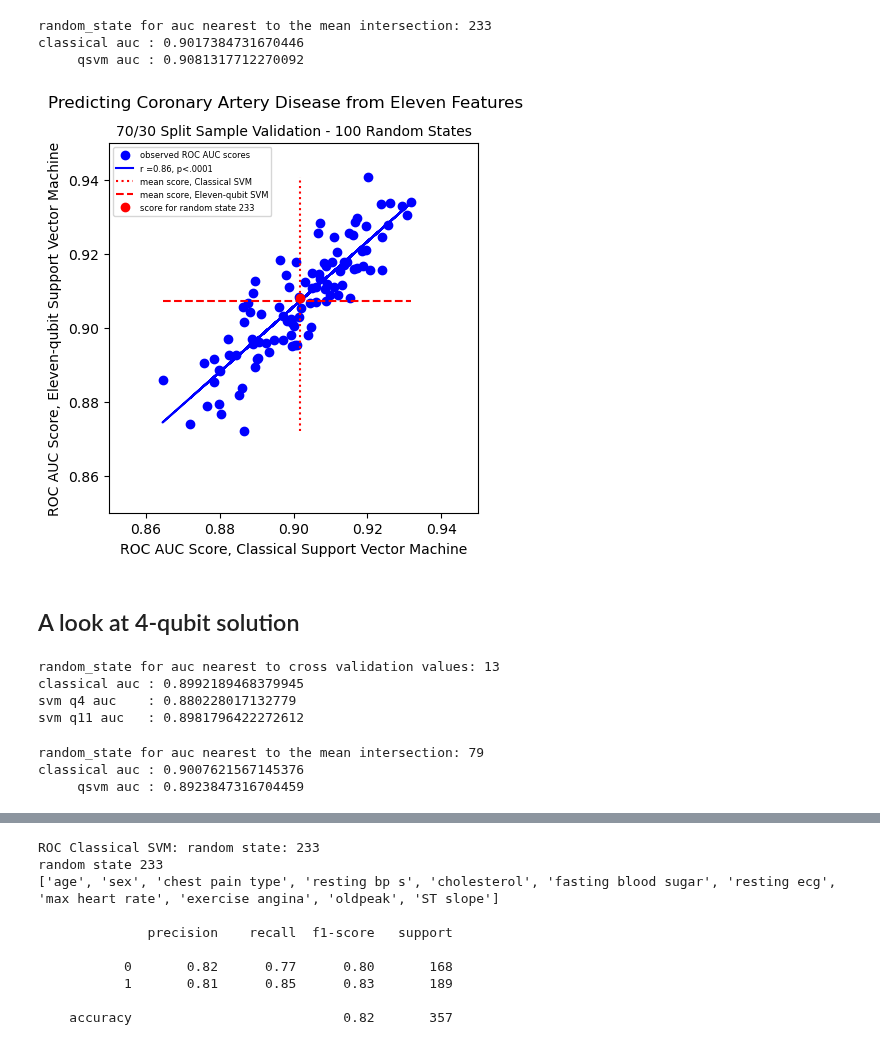
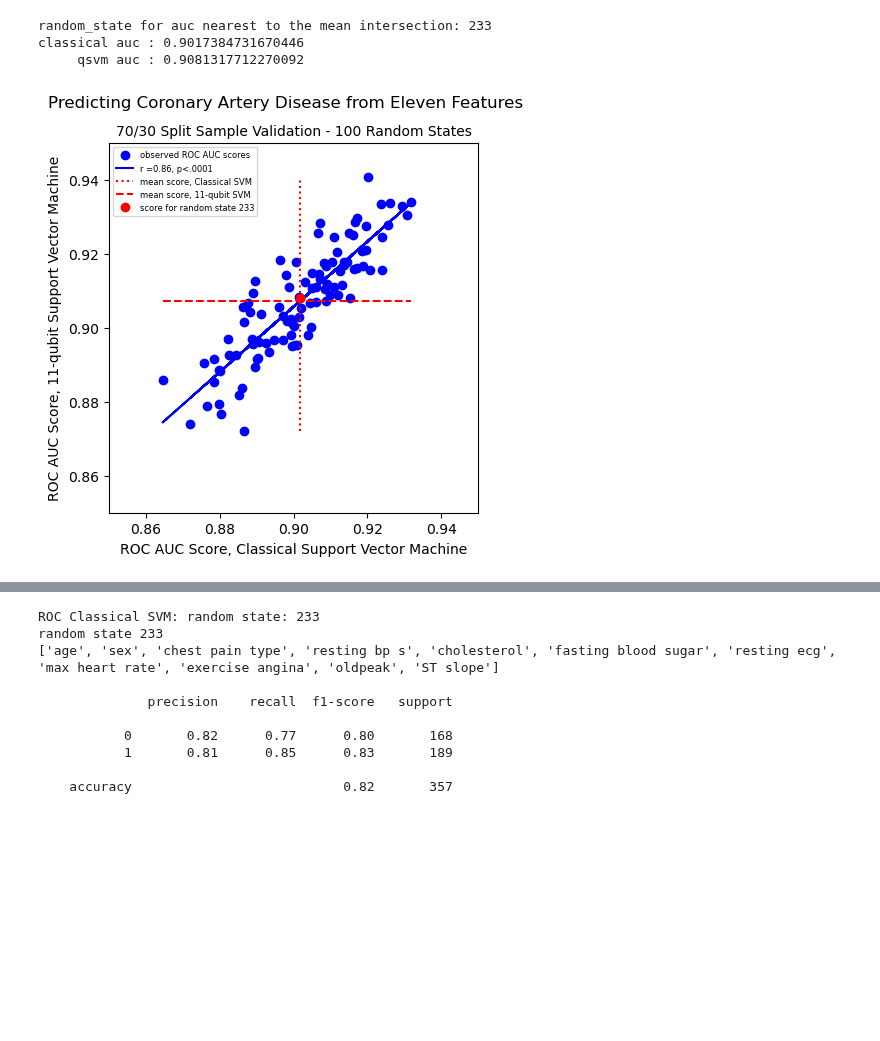
Before and after one commit to pdc-quantum/qml-cad, a Jupyter notebook: Prime_IEEE_Eleven_Features_Classical_vs_QSVM_Tabular.ipynb, the cells around one changed output, grey strips where cells are left out. Drawn from its saved outputs; the diff is of its cells as text; code cells hidden in the pictures; blank space fills up the shorter version.

Commit message:
New versions for split sample validation

```diff
--- a/Prime_IEEE_Eleven_Features_Classical_vs_QSVM_Tabular.ipynb
+++ b/Prime_IEEE_Eleven_Features_Classical_vs_QSVM_Tabular.ipynb
@@ -248,3 +219,34 @@ acc_df = pd.read_csv('prime_ieee_11q_acc.csv')
+# %%
+only_once = False
+if only_once:
+    nb_row = len(prime_list)
+    np_auc = np.zeros([nb_row, 3], dtype=float)
+
+    for i, random_state in enumerate(prime_list):
+        print(random_state, datetime.datetime.now().strftime("%H:%M:%S"))
+        for j, kernel in enumerate(["linear",
+                                   zz_kernel.evaluate,
+                                   zz_kernel_11q.evaluate]):
+
+            svc_output , sample_test, y_true = support_vector_machine(
+                                                    heart_data,
+                                                    feature_list,
+                                                    kernel,
+                                                    random_state)
+            y_pred = svc_output.predict(sample_test)
+            y_score = svc_output.decision_function(sample_test)
+            np_auc[i][j] = roc_auc_score(y_true, y_score)
+        print(np_auc[i])
+
+    columns_values = ['classical','svm_q4','svm_q11']
+    index_values = list(range(nb_row))
+    acc_df = pd.DataFrame(data = np_auc, index = index_values,
+                      columns = columns_values)
+    acc_df.to_csv('prime_ieee_11q_acc.csv', index=False)
+
+else:
+    acc_df = pd.read_csv('prime_ieee_11q_acc.csv')
+    np_auc = acc_df.to_numpy(dtype=float)
 # %%
 acc_df.describe()
 # %% [output]
@@ -323,58 +323,25 @@ classical auc : 0.9017384731670446
 # %%
 x = acc_df.classical
 y = acc_df.svm_q11
 plt.plot(x, y, 'ob', label='observed ROC AUC scores')
 plt.suptitle("Predicting Coronary Artery Disease from Eleven Features" )
 plt.title("70/30 Split Sample Validation - 100 Random States",
           fontsize = 10)
 plt.xlabel("ROC AUC Score, Classical Support Vector Machine")
-plt.ylabel("ROC AUC Score, Eleven-qubit Support Vector Machine")
+plt.ylabel("ROC AUC Score, 11-qubit Support Vector Machine")
 plt.plot(x, res11.intercept + res11.slope*x, 'b',
          label='r ='+str(res11.rvalue)[:4]+", p<.0001"  )
 plt.vlines( np.mean(x), np.min(y), np.max(y), 'r',
            linestyles='dotted', label = 'mean score, Classical SVM')
 plt.hlines( np.mean(y), np.min(x), np.max(x), 'r',
-           linestyles='dashed', label = 'mean score, Eleven-qubit SVM')
+           linestyles='dashed', label = 'mean score, 11-qubit SVM')
 plt.plot(np_auc[:,0][index_r11], np_auc[:,2][index_r11],
          'or', label = "score for random state " + str(random_state_11) )
 plt.legend(loc=2, prop={'size': 6})
 plt.xlim(0.85, .95)
 plt.ylim(0.85, 0.95)
 ax = plt.gca()
 ax.set_aspect('equal', adjustable='box')
 plt.show()
 # %% [output]
-[figure, old version]
+[figure, new version]
-# %% [markdown]
-## A look at 4-qubit solution
-# %%
-# use the random state nearest to cross validation aucs
-auc_classical = 0.897
-auc_svm_q4 = 0.880
-auc_svm_q11 = 0.941
-# we are now interested in comparing classical and svm_q4
-dist_array = ( np_auc[:,0]-auc_classical )**2\
-             + ( np_auc[:,1]- auc_svm_q4 )**2
-index_r = dist_array.argmin()
-random_state = prime_list[index_r]
-print("random_state for auc nearest to cross validation values:", random_state)
-print("classical auc :", np_auc[:,0][index_r])
-print("svm q4 auc    :", np_auc[:,1][index_r])
-print("svm q11 auc   :", np_auc[:,2][index_r])
-# %% [output]
-random_state for auc nearest to cross validation values: 13
-classical auc : 0.8992189468379945
-svm q4 auc    : 0.880228017132779
-svm q11 auc   : 0.8981796422272612
-# %%
-dist_array = ( np_auc[:,0]-np.mean(np_auc[:,0]) )**2\
-             + ( np_auc[:,1]-np.mean(np_auc[:,1]) )**2
-index_r4 = dist_array.argmin()
-random_state_4 = prime_list[index_r4]
-print("random_state for auc nearest to the mean intersection:", random_state_4)
-print("classical auc :", np_auc[:,0][index_r4])
-print("     qsvm auc :", np_auc[:,1][index_r4])
-# %% [output]
-random_state for auc nearest to the mean intersection: 79
-classical auc : 0.9007621567145376
-     qsvm auc : 0.8923847316704459
```
Also changed, not shown: parts of 33 cells of this notebook, 1 other file.
